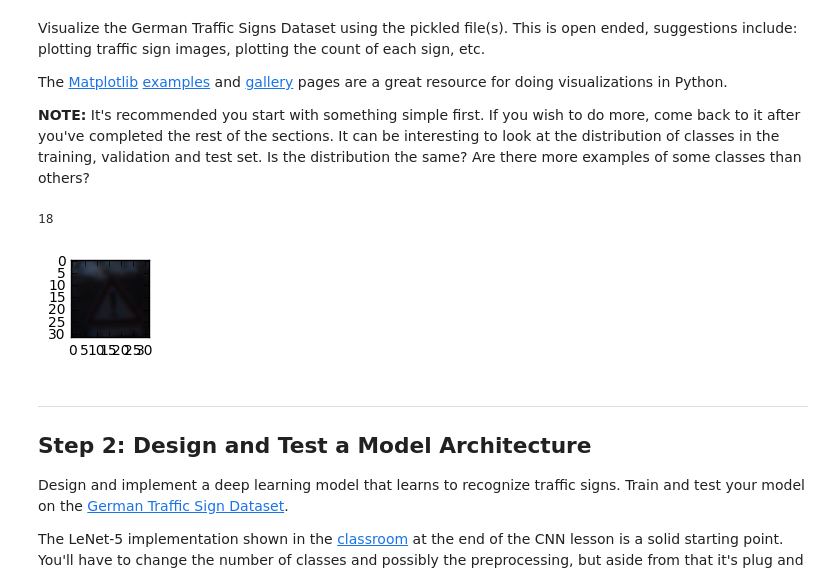
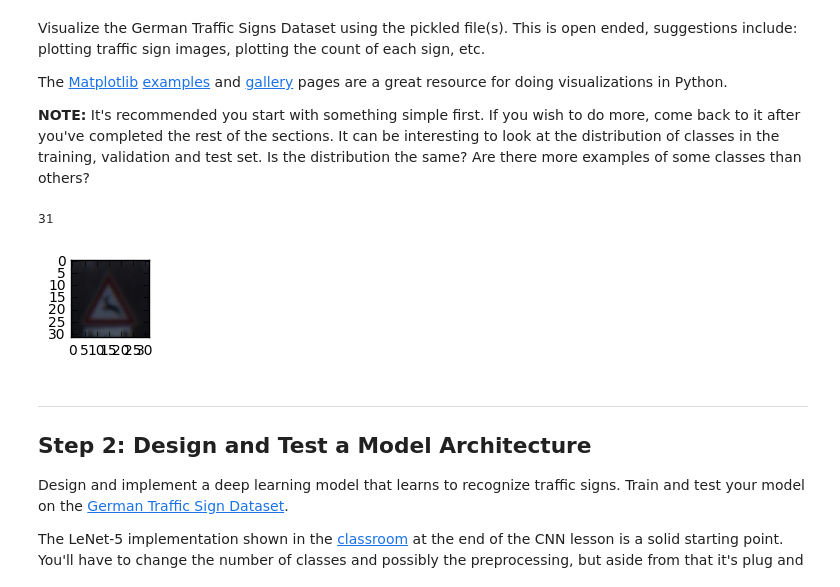
Before and after one commit to bradbenvenuti/traffic-signs, a Jupyter notebook: Traffic_Sign_Classifier.ipynb, the cells around one changed output. Drawn from its saved outputs; the diff is of its cells as text; code cells hidden in the pictures.

```diff
--- a/Traffic_Sign_Classifier.ipynb
+++ b/Traffic_Sign_Classifier.ipynb
@@ -94,20 +102,17 @@ The [Matplotlib](http://matplotlib.org/) [examples](http://matplotlib.org/exampl
 # %%
 ### Data exploration visualization code goes here.
 ### Feel free to use as many code cells as needed.
-import matplotlib.pyplot as plt
-import random
+
 # Visualizations will be shown in the notebook.
 %matplotlib inline
 
-index = random.randint(0, len(X_train))
-image = X_train[index].squeeze()
-
+image = X_train[255].squeeze()
 plt.figure(figsize=(1,1))
 plt.imshow(image)
-print(y_train[index])
+print(y_train[255])
 # %% [output]
-18
+31
-[figure, old version]
+[figure, new version]
 # %% [markdown]
 ----
 
```
Also changed, not shown: parts of 4 cells of this notebook, 3 other files.
